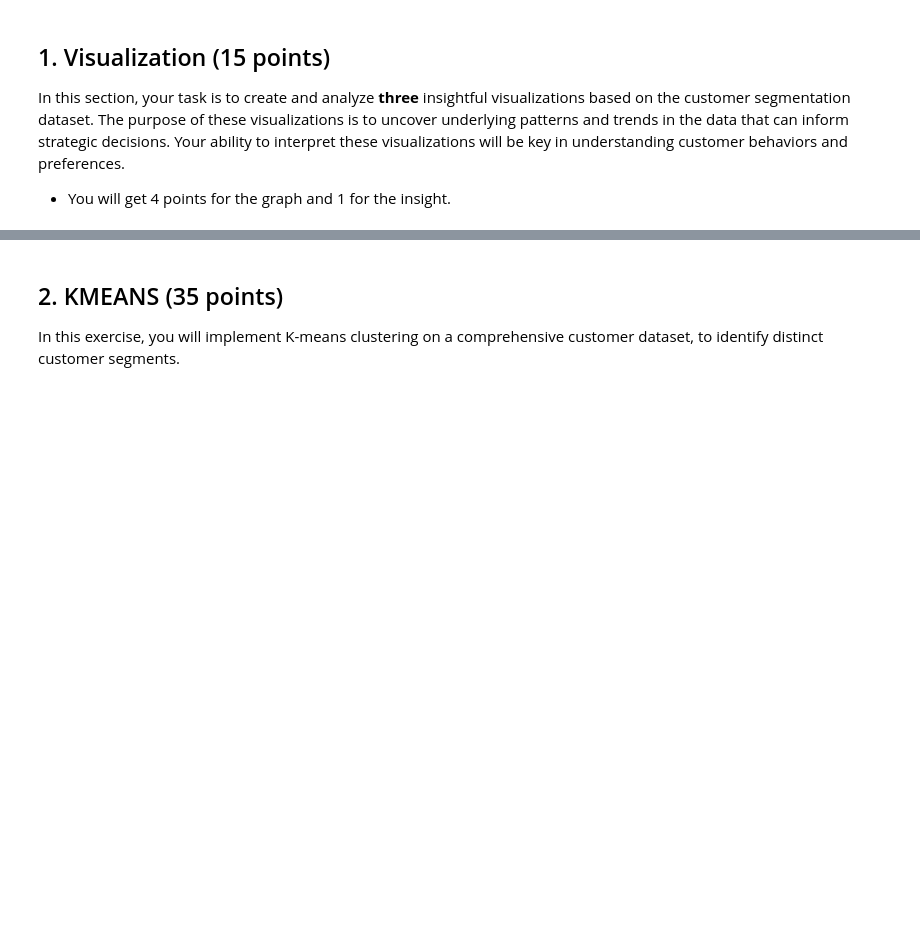
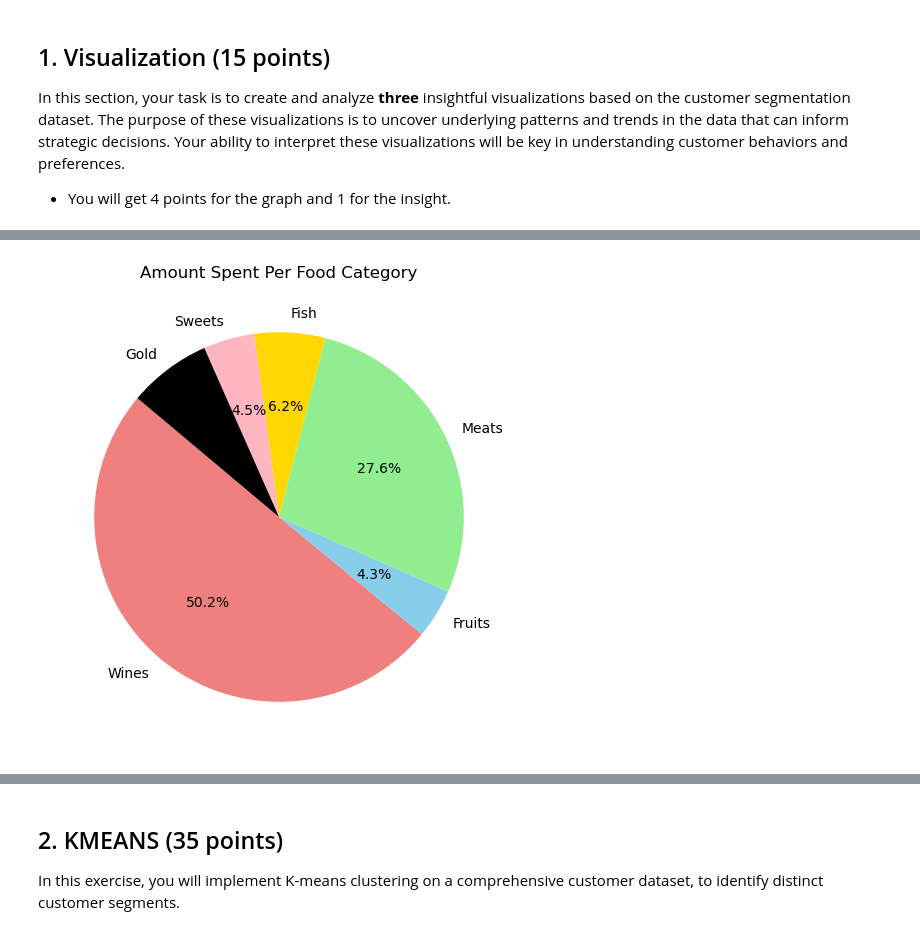
Before and after one commit to AbedShowgan/ML_HW, a Jupyter notebook: HW1_ML/ML_EX1.ipynb, the cells around one changed output, grey strips where cells are left out. Drawn from its saved outputs; the diff is of its cells as text; code cells hidden in the pictures; blank space fills up the shorter version.

```diff
--- a/HW1_ML/ML_EX1.ipynb
+++ b/HW1_ML/ML_EX1.ipynb
@@ -50,0 +74,25 @@ In this section, your task is to create and analyze **three** insightful visuali
+# %%
+# Graph 2 -     #Sum the amounts for each food category across all customers
+category_totals = data_frame[['MntWines', 'MntFruits', 'MntMeatProducts', 'MntFishProducts', 'MntSweetProducts','MntGoldProds']].sum()
+
+#dictionary to map original category names to custom labels
+category_labels = {
+    'MntWines': 'Wines',
+    'MntFruits': 'Fruits',
+    'MntFishProducts': 'Fish',
+    'MntMeatProducts': 'Meats',
+    'MntSweetProducts': 'Sweets',
+    'MntGoldProds': 'Gold'
+    }
+
+    #Map original category names to my labels
+custom_labels = [category_labels.get(category, category) for category in category_totals.index]
+
+    # Plot a pie chart with custom labels
+plt.figure(figsize=(6, 6))
+plt.pie(category_totals, labels=custom_labels, autopct='%1.1f%%', startangle=140,
+        colors=['lightcoral', 'skyblue', 'lightgreen', 'gold', 'lightpink','black'])
+plt.title('Amount Spent Per Food Category')
+plt.show()
+# %% [output]
+[figure, added]
```
Also changed, not shown: parts of 14 cells of this notebook, 3 other files.
